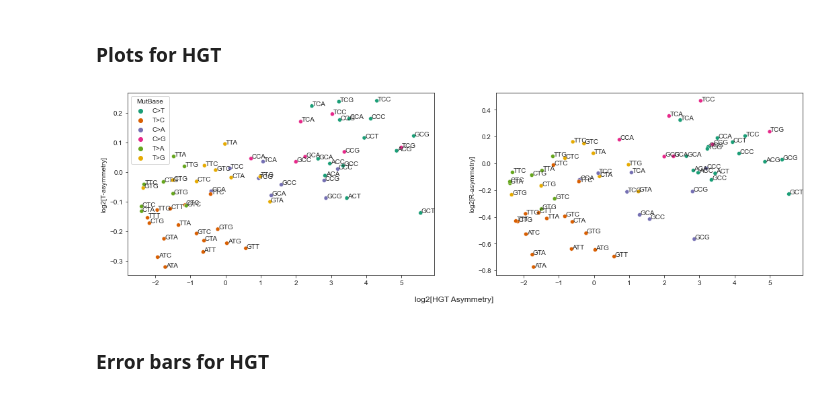
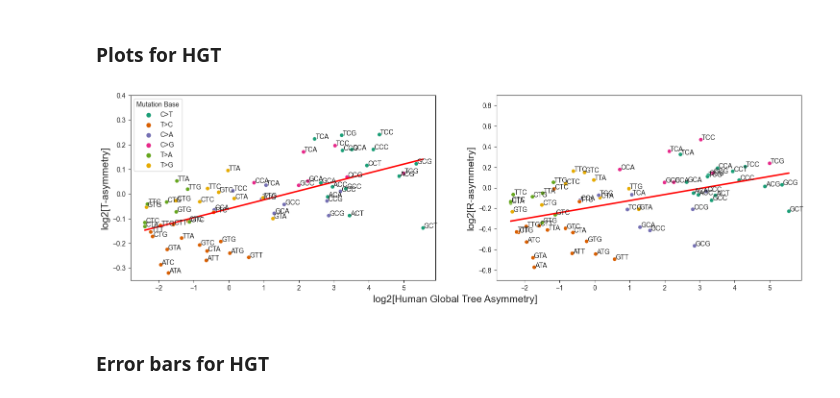
Before and after one commit to mitoclub/mtdna-192component-mutspec-chordata, a Jupyter notebook: scripts/asymmetry_TR.ipynb, the cells around one changed output. Drawn from its saved outputs; the diff is of its cells as text; code cells hidden in the pictures.

```diff
--- a/scripts/asymmetry_TR.ipynb
+++ b/scripts/asymmetry_TR.ipynb
@@ -189,24 +219,31 @@ fig.supxlabel('log2[mtDNA Mutational Spectrum Asymmetry]')
 ### Plots for HGT
 # %%
 hgt_cl = hgt.dropna()
+hgt_cl = hgt_cl.rename(columns={'MutBase':'Mutation Base'})
 fig, axes = plt.subplots(1,2, sharex=True, figsize=(18,5))
 
-sns.scatterplot(data = hgt_cl, x='HGT_Asymmetry_log2', y='T', hue='MutBase', ax=axes[0], palette='Dark2')
+sns.scatterplot(data = hgt_cl, x='HGT_Asymmetry_log2', y='T', hue='Mutation Base', ax=axes[0], palette='Dark2')
 label_point(hgt_cl.HGT_Asymmetry_log2, hgt_cl['T'], hgt_cl.Cxt, axes[0])
+sns.regplot(data=hgt_cl, x='HGT_Asymmetry_log2', y='T', ci=None, scatter=False, color='red', ax=axes[0])
 #axes[0].legend([],[], frameon=False)
+axes[0].set_xlim(-2.8,5.9)
+axes[0].set_ylim(-0.35,0.4)
 axes[0].set_xlabel('')
-axes[0].set_ylabel('log2[T-asymmetry]')
+axes[0].set_ylabel('log2[T-asymmetry]', size=15)
 
 
-sns.scatterplot(data = hgt_cl, x='HGT_Asymmetry_log2', y='R', hue='MutBase', ax=axes[1], palette='Dark2')
+sns.scatterplot(data = hgt_cl, x='HGT_Asymmetry_log2', y='R', hue='Mutation Base', ax=axes[1], palette='Dark2')
 label_point(hgt_cl.HGT_Asymmetry_log2, hgt_cl['R'], hgt_cl.Cxt, axes[1])
+sns.regplot(data=hgt_cl, x='HGT_Asymmetry_log2', y='R', ci=None, scatter=False, color='red', ax=axes[1])
 axes[1].legend([],[], frameon=False)
+axes[1].set_xlim(-2.8,5.9)
+axes[1].set_ylim(-0.9,0.9)
 axes[1].set_xlabel('')
-axes[1].set_ylabel('log2[R-asymmetry]')
-fig.supxlabel('log2[HGT Asymmetry]')
-#fig.savefig('../pictures/AsymmetryHGT.pdf', dpi=300)
+axes[1].set_ylabel('log2[R-asymmetry]', size=15)
+fig.supxlabel('log2[Human Global Tree Asymmetry]', size=15)
+fig.savefig('../pictures/AsymmetryHGT.pdf', dpi=300)
 # %% [output]
-[figure, old version]
+[figure, new version]
 # %% [markdown]
 ### Error bars for HGT
 # %%
```
Also changed, not shown: parts of 17 cells of this notebook, 6 other files.
